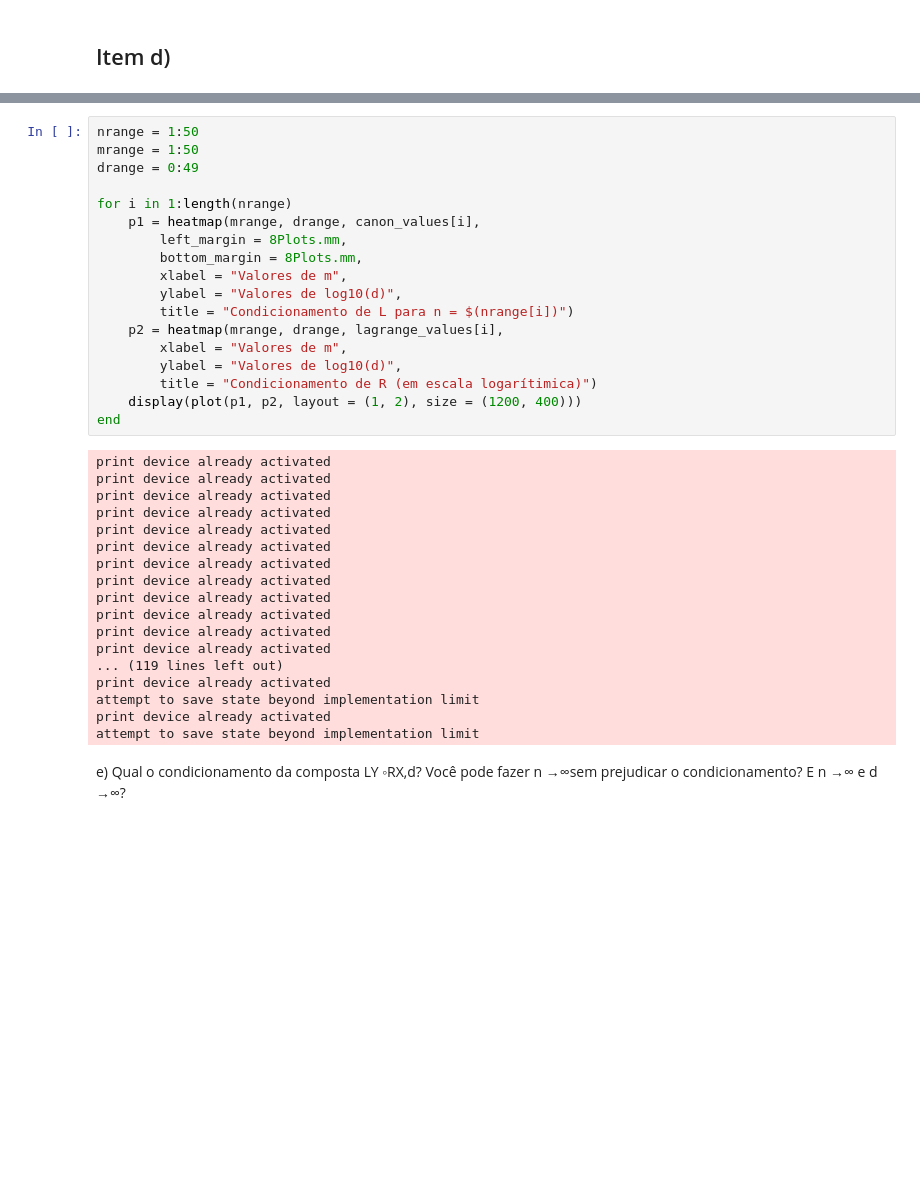
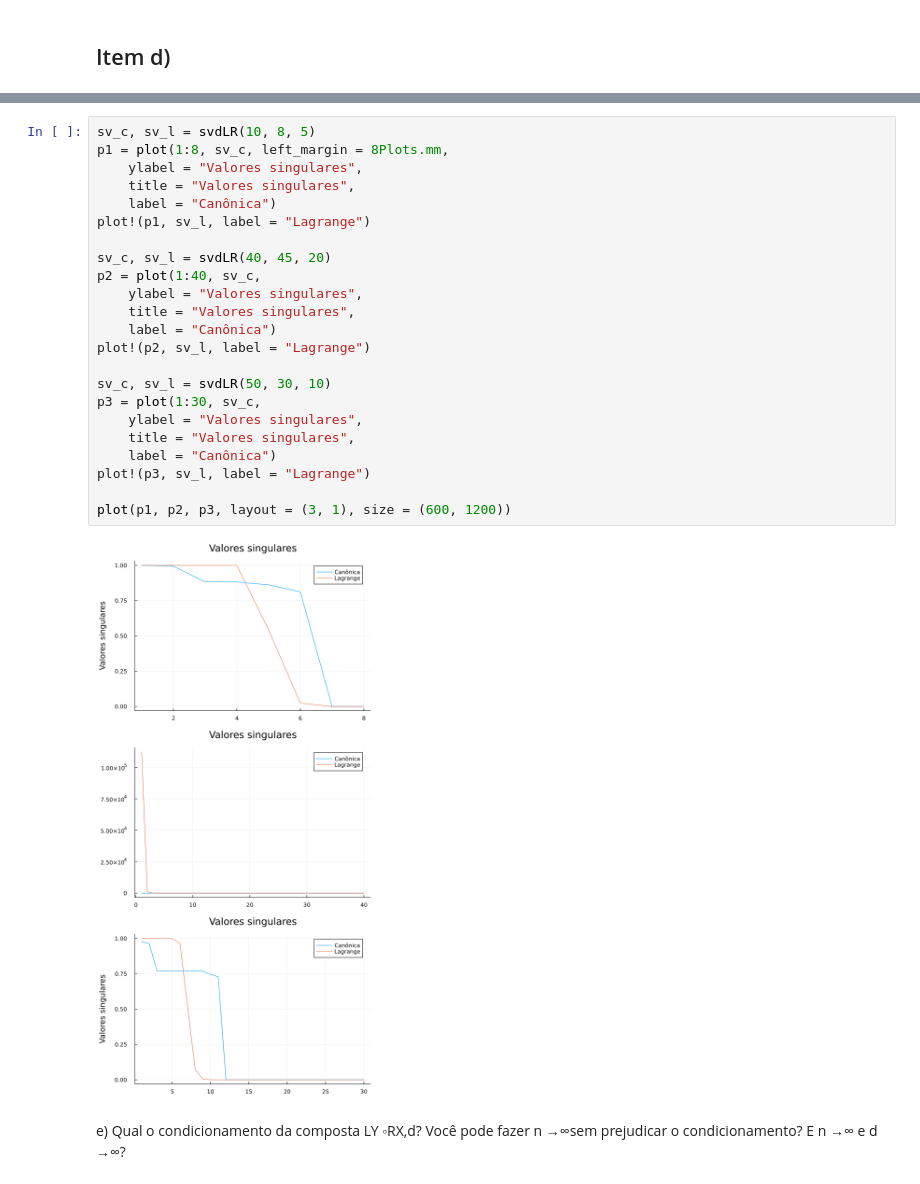
Before and after one commit to ninotica/aln-projeto-03, a Jupyter notebook: Projeto3.ipynb, the cells around one changed output, grey strips where cells are left out. Drawn from its saved outputs; the diff is of its cells as text; blank space fills up the shorter version.

```diff
--- a/Projeto3.ipynb
+++ b/Projeto3.ipynb
@@ -297,39 +289,28 @@ end
-# %%
-nrange = 1:50
-mrange = 1:50
-drange = 0:49
-
-for i in 1:length(nrange)
-    p1 = heatmap(mrange, drange, canon_values[i],
-        left_margin = 8Plots.mm,
-        bottom_margin = 8Plots.mm,
-        xlabel = "Valores de m",
-        ylabel = "Valores de log10(d)",
-        title = "Condicionamento de L para n = $(nrange[i])")
-    p2 = heatmap(mrange, drange, lagrange_values[i],
-        xlabel = "Valores de m",
-        ylabel = "Valores de log10(d)",
-        title = "Condicionamento de R (em escala logarítimica)")
-    display(plot(p1, p2, layout = (1, 2), size = (1200, 400)))
-end
-# %% [output]
-print device already activated
-print device already activated
-print device already activated
-print device already activated
-print device already activated
-print device already activated
-print device already activated
-print device already activated
-print device already activated
-print device already activated
-print device already activated
-print device already activated
-... (119 lines left out)
-print device already activated
-attempt to save state beyond implementation limit
-print device already activated
-attempt to save state beyond implementation limit
+# %%
+sv_c, sv_l = svdLR(10, 8, 5)
+p1 = plot(1:8, sv_c, left_margin = 8Plots.mm,
+    ylabel = "Valores singulares",
+    title = "Valores singulares",
+    label = "Canônica")
+plot!(p1, sv_l, label = "Lagrange")
+
+sv_c, sv_l = svdLR(40, 45, 20)
+p2 = plot(1:40, sv_c,
+    ylabel = "Valores singulares",
+    title = "Valores singulares",
+    label = "Canônica")
+plot!(p2, sv_l, label = "Lagrange")
+
+sv_c, sv_l = svdLR(50, 30, 10)
+p3 = plot(1:30, sv_c,
+    ylabel = "Valores singulares",
+    title = "Valores singulares",
+    label = "Canônica")
+plot!(p3, sv_l, label = "Lagrange")
+
+plot(p1, p2, p3, layout = (3, 1), size = (600, 1200))
+# %% [output]
+[figure, added]
 # %% [markdown]
 e) Qual o condicionamento da composta LY ◦RX,d? Você pode fazer n →∞sem prejudicar
 o condicionamento? E n →∞ e d →∞?
```
Also changed, not shown: parts of 5 cells of this notebook.
